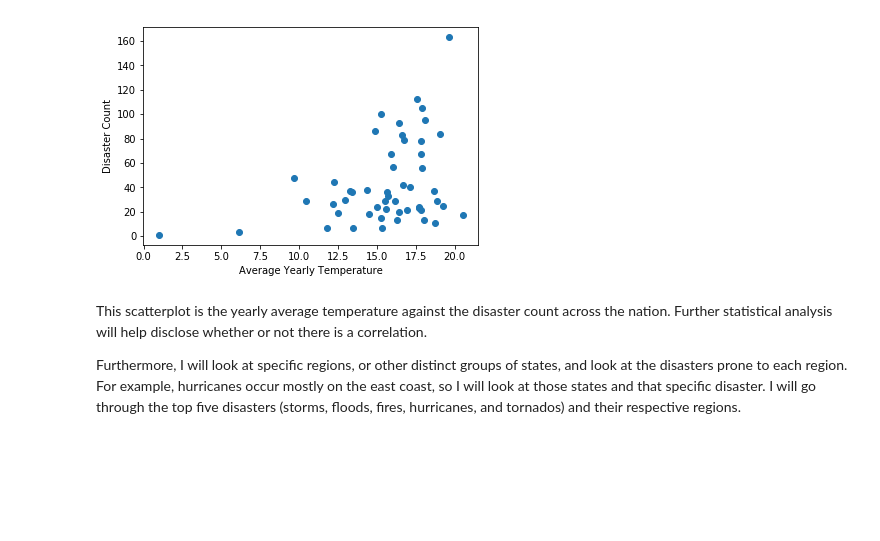
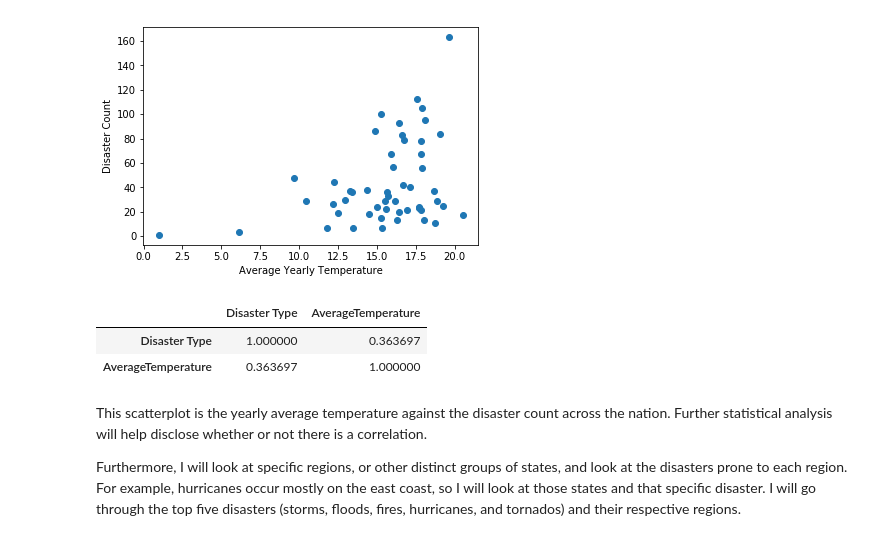
Before and after one commit to karahahn/Springboard_Capstone1, a Jupyter notebook: Exploratory Data Analysis (Statistical Inference).ipynb, the cells around one changed output. Drawn from its saved outputs; the diff is of its cells as text; code cells hidden in the pictures; blank space fills up the shorter version.

```diff
--- a/Exploratory Data Analysis (Statistical Inference).ipynb
+++ b/Exploratory Data Analysis (Statistical Inference).ipynb
@@ -472,6 +652,12 @@ plt.ylabel('Disaster Count')
 # %% [output]
 Text(0,0.5,'Disaster Count')
 [figure]
+# %%
+joindf1.corr()
+# %% [output]
+|  | Disaster Type | AverageTemperature |
+| Disaster Type | 1.000000 | 0.363697 |
+| AverageTemperature | 0.363697 | 1.000000 |
 # %% [markdown]
 This scatterplot is the yearly average temperature against the disaster count across the nation. Further statistical analysis will help disclose whether or not there is a correlation.
 
```
Also changed, not shown: parts of 33 cells of this notebook.
